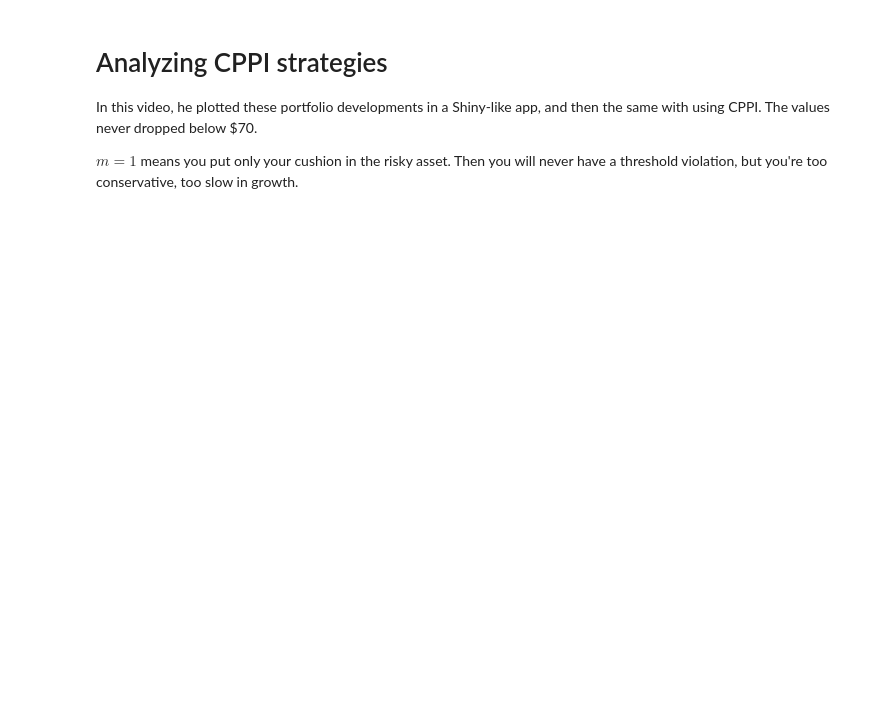
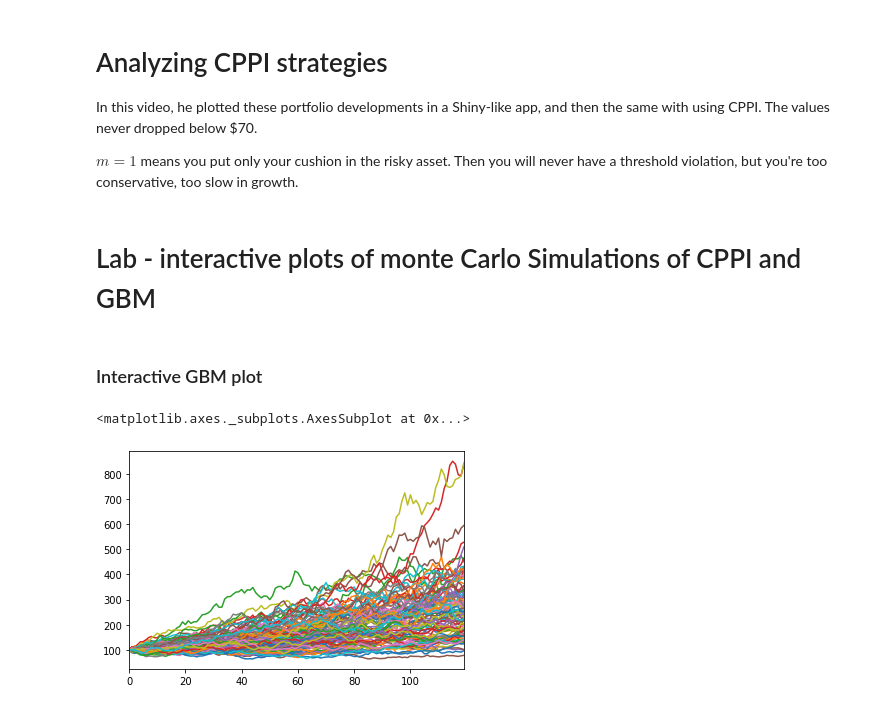
Before and after one commit to AlexEngelhardt-old/courses, a Jupyter notebook: investment-management-python-machine-learning/Course 1 - Introduction to Portfolio Construction and Analysis with Python/Week 3 - Beyond Diversification/Section 2 - Monte Carlo Simulation.ipynb, the cells around one changed output. Saved outputs shown, nothing was run; the diff lists cells and outputs as text; code cells hidden in the pictures; blank space fills up the shorter version.

```diff
--- a/investment-management-python-machine-learning/Course 1 - Introduction to Portfolio Construction and Analysis with Python/Week 3 - Beyond Diversification/Section 2 - Monte Carlo Simulation.ipynb
+++ b/investment-management-python-machine-learning/Course 1 - Introduction to Portfolio Construction and Analysis with Python/Week 3 - Beyond Diversification/Section 2 - Monte Carlo Simulation.ipynb
@@ -119,3 +117,5 @@ p.plot(legend=False, figsize=(15,5), title="20 possible stock price simulations"
 In this video, he plotted these portfolio developments in a Shiny-like app, and then the same with using CPPI. The values never dropped below \$70.
 
 $m=1$ means you put only your cushion in the risky asset. Then you will never have a threshold violation, but you're too conservative, too slow in growth.
+# %% [markdown]
+# Lab - interactive plots of monte Carlo Simulations of CPPI and GBM
@@ -121,0 +133,7 @@ $m=1$ means you put only your cushion in the risky asset. Then you will never ha
+# %% [markdown]
+### Interactive GBM plot
+# %%
+erk.gbm(n_years=10, n_scenarios=100, mu=0.1).plot(legend=False)
+# %% [output]
+<matplotlib.axes._subplots.AxesSubplot at 0x...>
+[figure, added]
```
Also changed, not shown: parts of 16 cells of this notebook, 1 other file.
